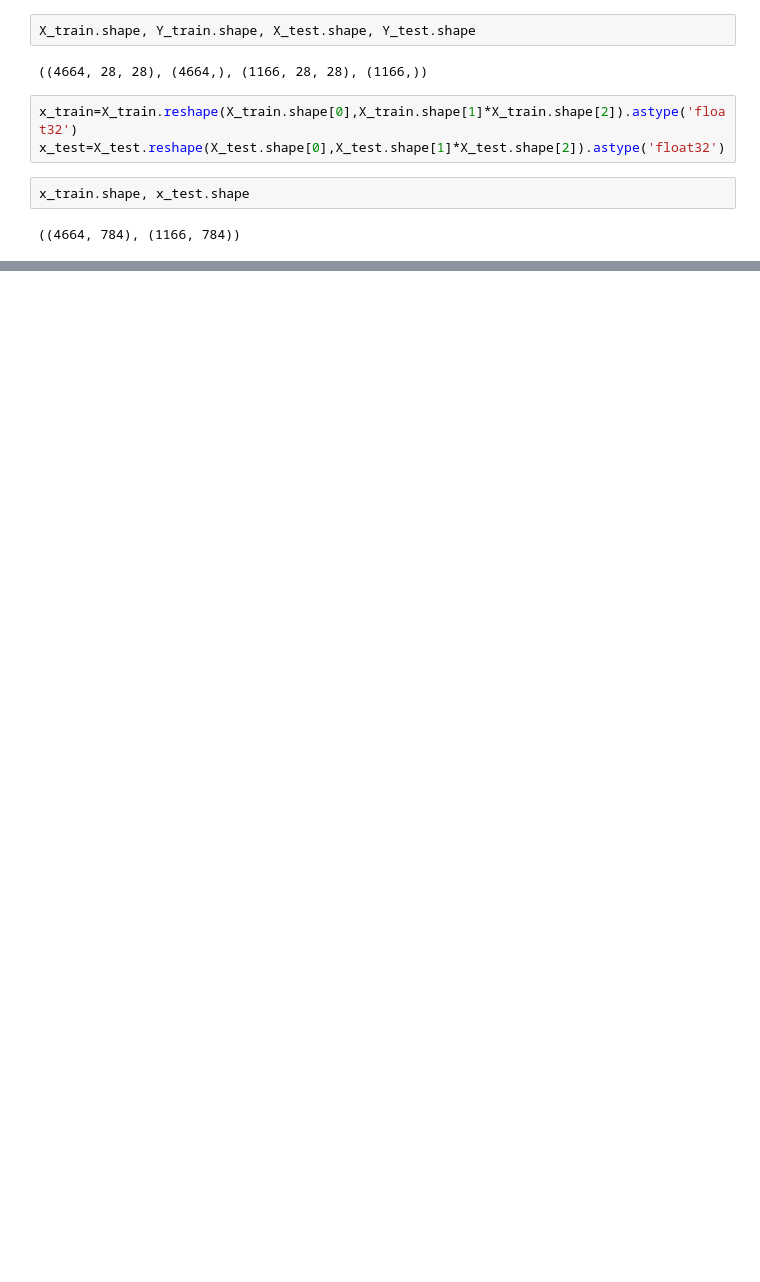
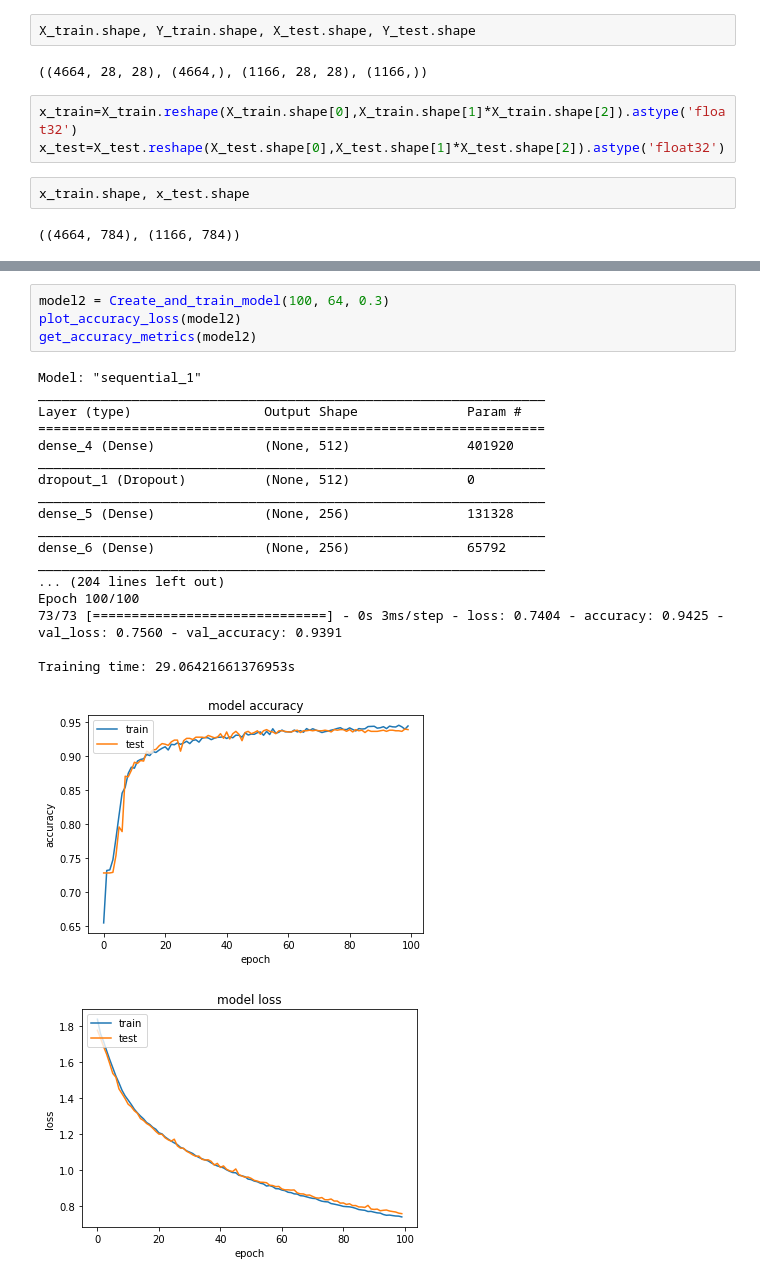
Before and after one commit to amrendra1002/DS-ML, a Jupyter notebook: DL_Assignment1.ipynb, the cells around one changed output, grey strips where cells are left out. Drawn from its saved outputs; the diff is of its cells as text; blank space fills up the shorter version.

```diff
--- a/DL_Assignment1.ipynb
+++ b/DL_Assignment1.ipynb
@@ -298,0 +362,24 @@ array([1., 0., 1., ..., 1., 1., 1.])
+# %%
+model2 = Create_and_train_model(100, 64, 0.3)
+plot_accuracy_loss(model2)
+get_accuracy_metrics(model2)
+# %% [output]
+Model: "sequential_1"
+_________________________________________________________________
+Layer (type)                 Output Shape              Param #
+=================================================================
+dense_4 (Dense)              (None, 512)               401920
+_________________________________________________________________
+dropout_1 (Dropout)          (None, 512)               0
+_________________________________________________________________
+dense_5 (Dense)              (None, 256)               131328
+_________________________________________________________________
+dense_6 (Dense)              (None, 256)               65792
+_________________________________________________________________
+... (204 lines left out)
+Epoch 100/100
+73/73 [==============================] - 0s 3ms/step - loss: 0.7404 - accuracy: 0.9425 - val_loss: 0.7560 - val_accuracy: 0.9391
+
+Training time: 29.06421661376953s
+[figure, added]
+[figure, added]
```
Also changed, not shown: parts of 48 cells of this notebook.
